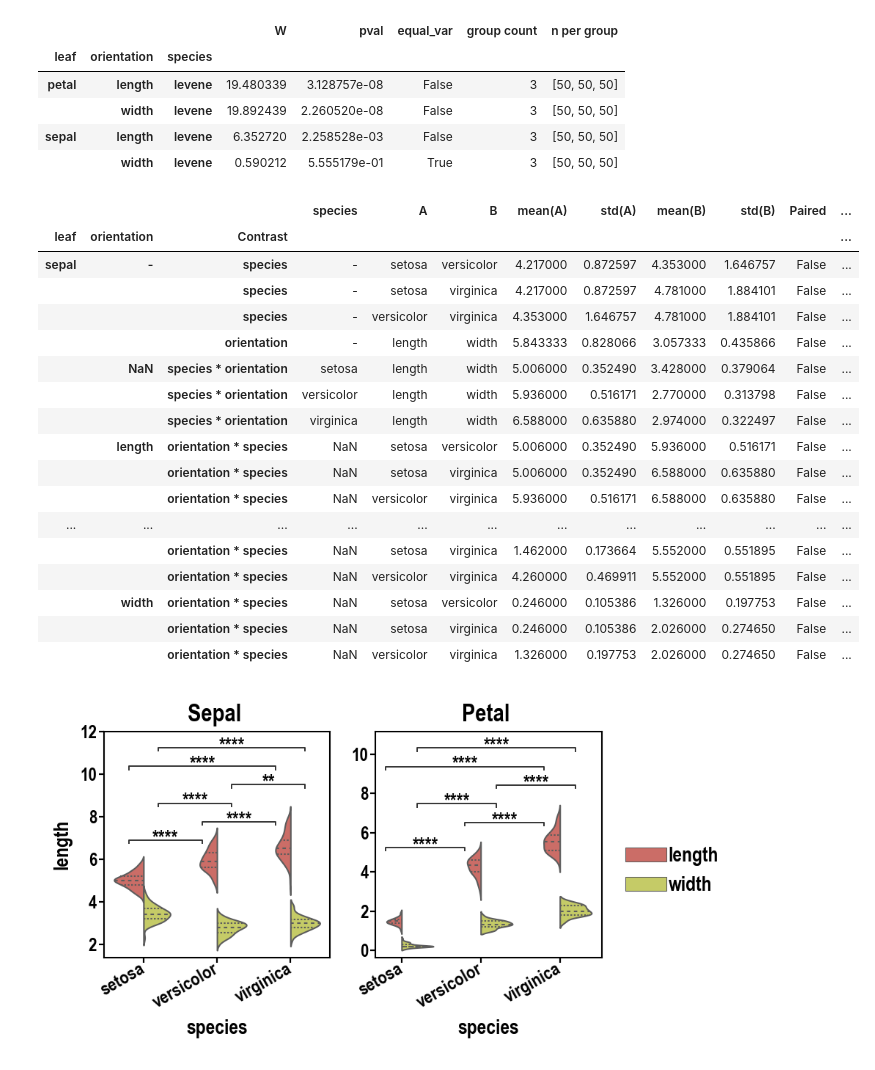
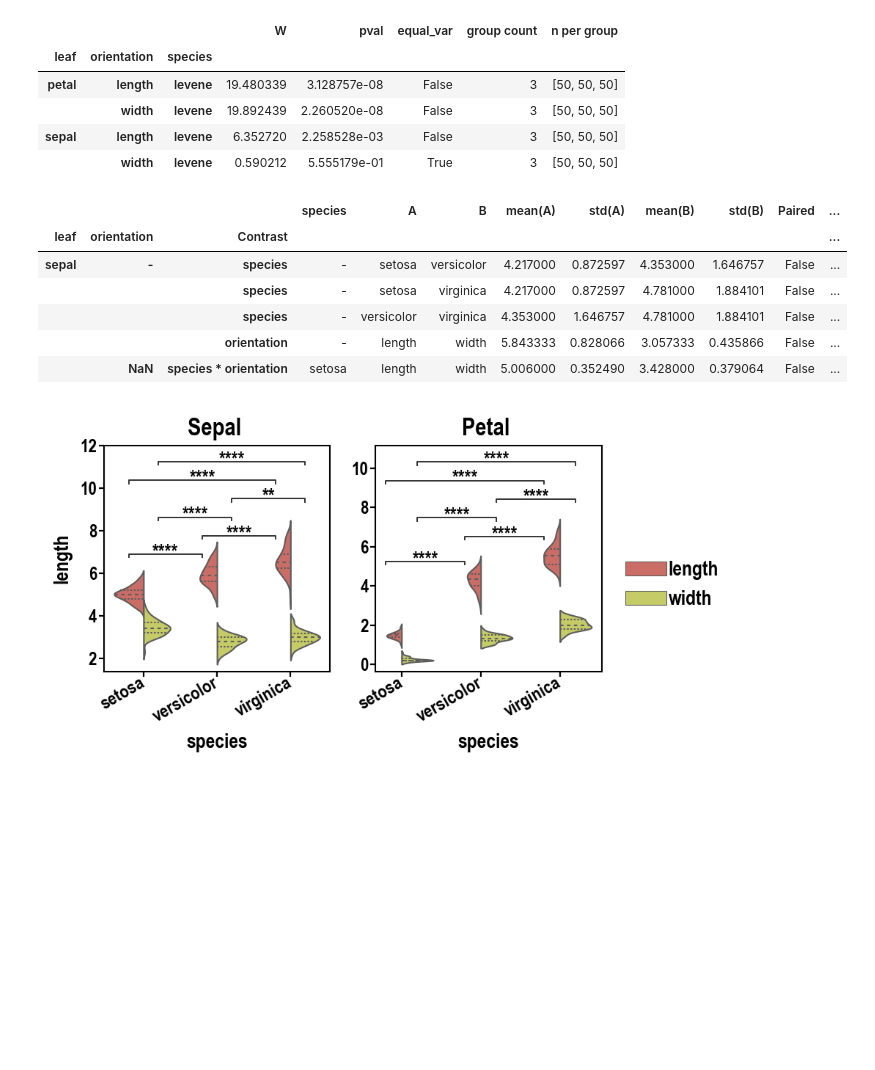
Before and after one commit to markur4/plotastic, a Jupyter notebook: EXAMPLES/iris.ipynb, the cells around one changed output. Saved outputs shown, nothing was run; the diff lists cells and outputs as text; code cells hidden in the pictures; blank space fills up the shorter version.

```diff
--- a/IMAGES/EXAMPLE_GALLERY/iris.ipynb
+++ b/EXAMPLES/iris.ipynb
@@ -94,26 +94,15 @@ DA3.check_homoscedasticity()  # -> False -None parametric
 | sepal | length | levene | 6.352720 | 2.258528e-03 | False | 3 | [50, 50, 50] |
 |  | width | levene | 0.590212 | 5.555179e-01 | True | 3 | [50, 50, 50] |
 # %%
-DA3.test_pairwise(paired=False, parametric=False)
+DA3.test_pairwise(paired=False, parametric=False).head()
 # %% [output]
 |  |  |  | species | A | B | mean(A) | std(A) | mean(B) | std(B) | Paired | ... |
 | leaf | orientation | Contrast |  |  |  |  |  |  |  |  | ... |
 | sepal | - | species | - | setosa | versicolor | 4.217000 | 0.872597 | 4.353000 | 1.646757 | False | ... |
 |  |  | species | - | setosa | virginica | 4.217000 | 0.872597 | 4.781000 | 1.884101 | False | ... |
 |  |  | species | - | versicolor | virginica | 4.353000 | 1.646757 | 4.781000 | 1.884101 | False | ... |
 |  |  | orientation | - | length | width | 5.843333 | 0.828066 | 3.057333 | 0.435866 | False | ... |
 |  | NaN | species * orientation | setosa | length | width | 5.006000 | 0.352490 | 3.428000 | 0.379064 | False | ... |
-|  |  | species * orientation | versicolor | length | width | 5.936000 | 0.516171 | 2.770000 | 0.313798 | False | ... |
-|  |  | species * orientation | virginica | length | width | 6.588000 | 0.635880 | 2.974000 | 0.322497 | False | ... |
-|  | length | orientation * species | NaN | setosa | versicolor | 5.006000 | 0.352490 | 5.936000 | 0.516171 | False | ... |
-|  |  | orientation * species | NaN | setosa | virginica | 5.006000 | 0.352490 | 6.588000 | 0.635880 | False | ... |
-|  |  | orientation * species | NaN | versicolor | virginica | 5.936000 | 0.516171 | 6.588000 | 0.635880 | False | ... |
-| ... | ... | ... | ... | ... | ... | ... | ... | ... | ... | ... | ... |
-|  |  | orientation * species | NaN | setosa | virginica | 1.462000 | 0.173664 | 5.552000 | 0.551895 | False | ... |
-|  |  | orientation * species | NaN | versicolor | virginica | 4.260000 | 0.469911 | 5.552000 | 0.551895 | False | ... |
-|  | width | orientation * species | NaN | setosa | versicolor | 0.246000 | 0.105386 | 1.326000 | 0.197753 | False | ... |
-|  |  | orientation * species | NaN | setosa | virginica | 0.246000 | 0.105386 | 2.026000 | 0.274650 | False | ... |
-|  |  | orientation * species | NaN | versicolor | virginica | 1.326000 | 0.197753 | 2.026000 | 0.274650 | False | ... |
 # %%
 (
     DA3.subplots(figsize=(4, 2), sharey=False, wspace=0.2)
```
Also changed, not shown: 20 other files.
